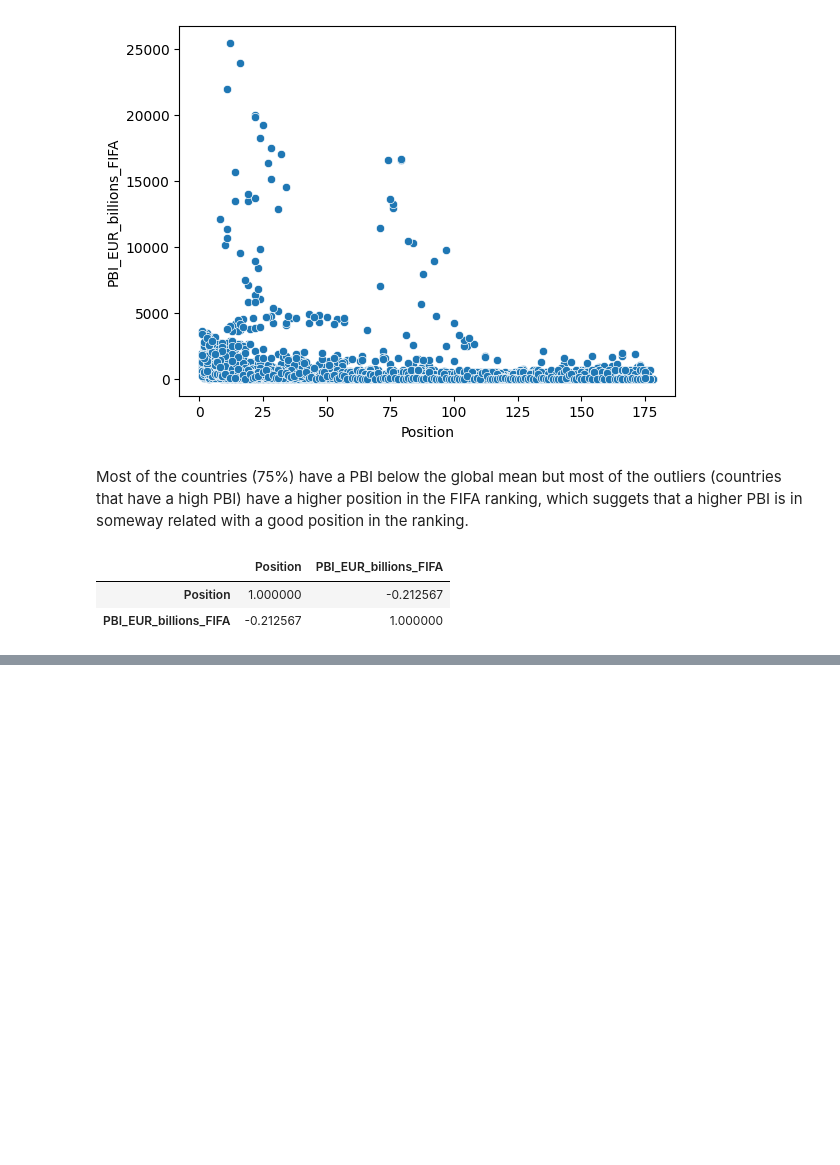
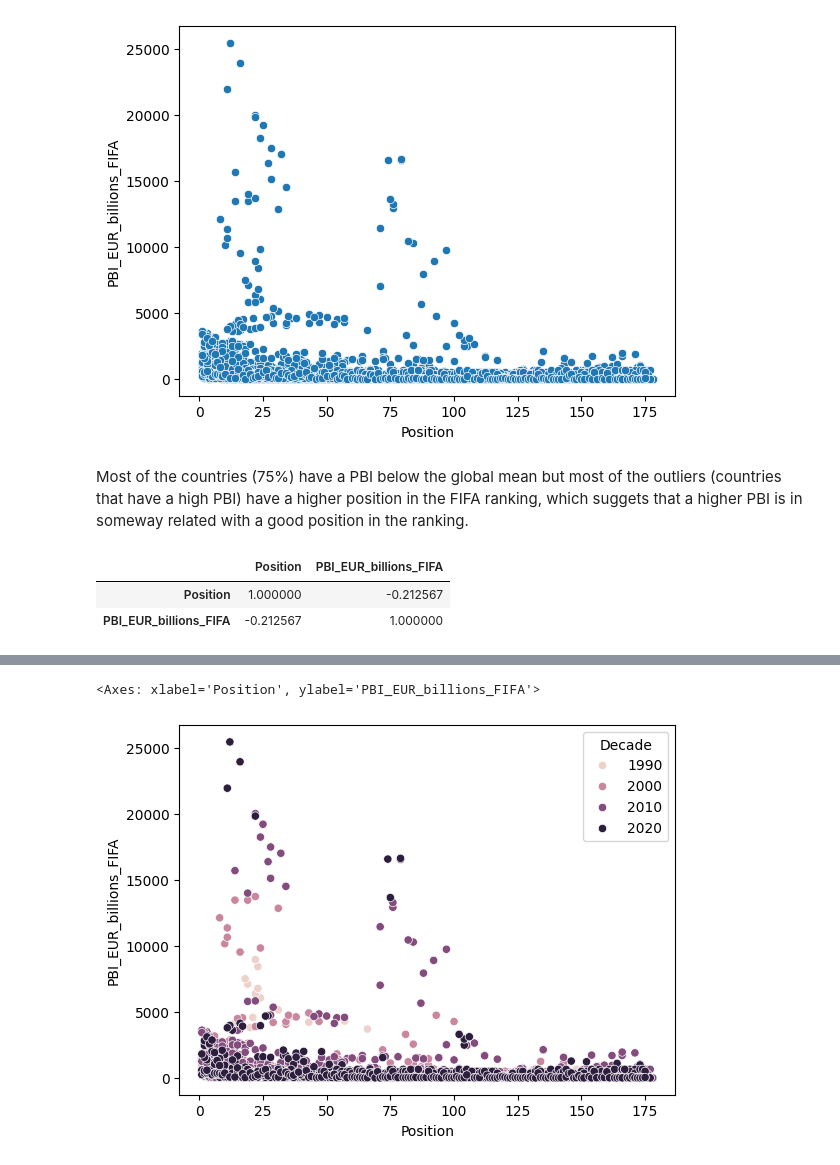
Before and after one commit to gcastellano3/data_wrangling_retrieval_project, a Jupyter notebook: fifa_vs_pib.ipynb, the cells around one changed output, grey strips where cells are left out. Cells and saved outputs as stored; diff of their text form; code cells hidden in the pictures; blank space fills up the shorter version.

```diff
--- a/fifa_vs_pib.ipynb
+++ b/fifa_vs_pib.ipynb
@@ -105,0 +113,12 @@ There is a weak negative correlation (-0.21) between Position and PBI_EUR_billio
+# %%
+# Create column to group Year into decades
+df['Decade'] = (df['Year'] // 10) * 10
+
+# Analysis of FIFA ranking and PBI by Decade
+df.groupby('Decade')[['Position', 'PBI_EUR_billions_FIFA']].mean()
+
+# Scatter plot to visualize the relationship between Position and PBI_EUR_billions_FIFA by Decade
+sns.scatterplot(x = "Position", y = "PBI_EUR_billions_FIFA", hue="Decade", data = df)
+# %% [output]
+<Axes: xlabel='Position', ylabel='PBI_EUR_billions_FIFA'>
+[figure, added]
```
Also changed, not shown: parts of 2 cells of this notebook, 1 other file.
